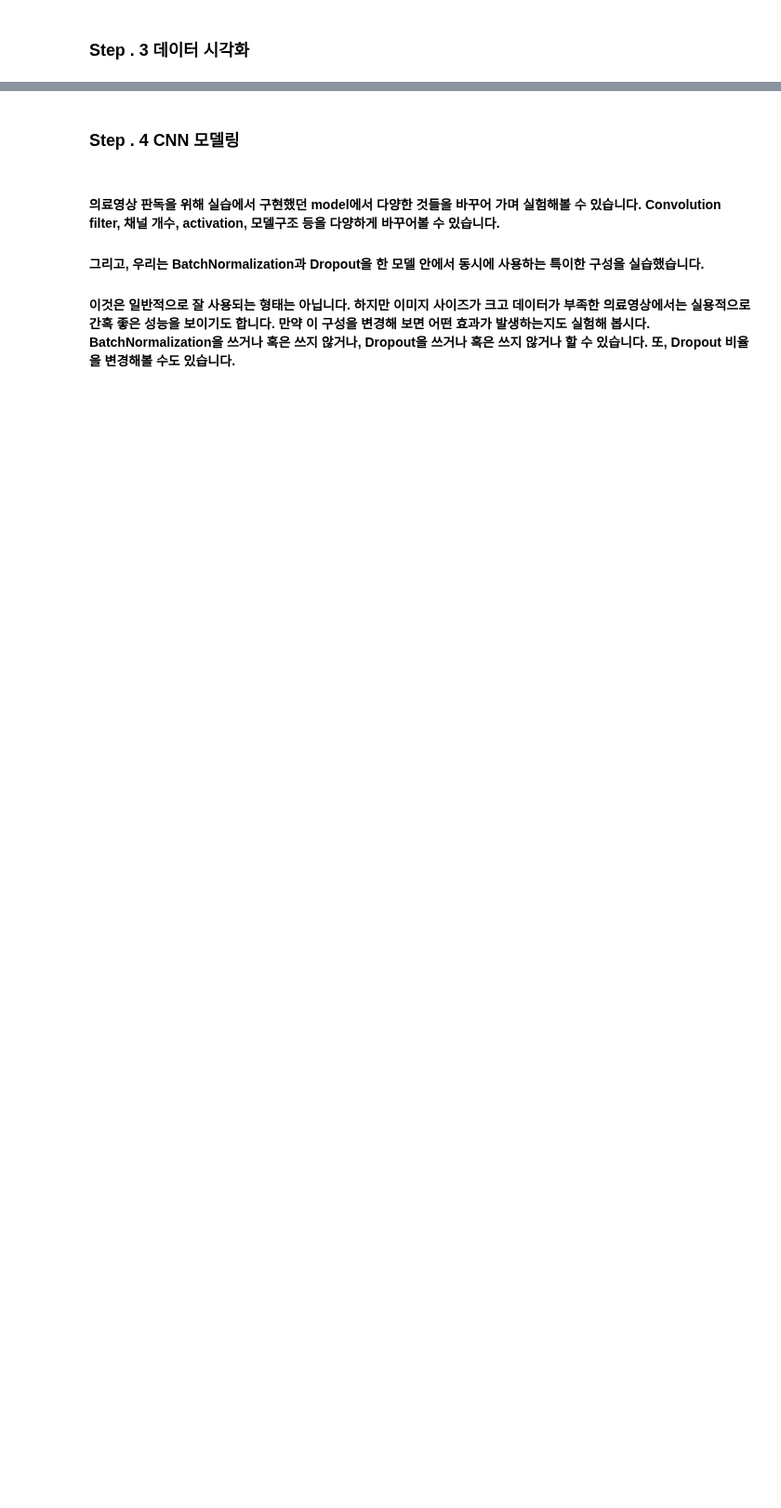
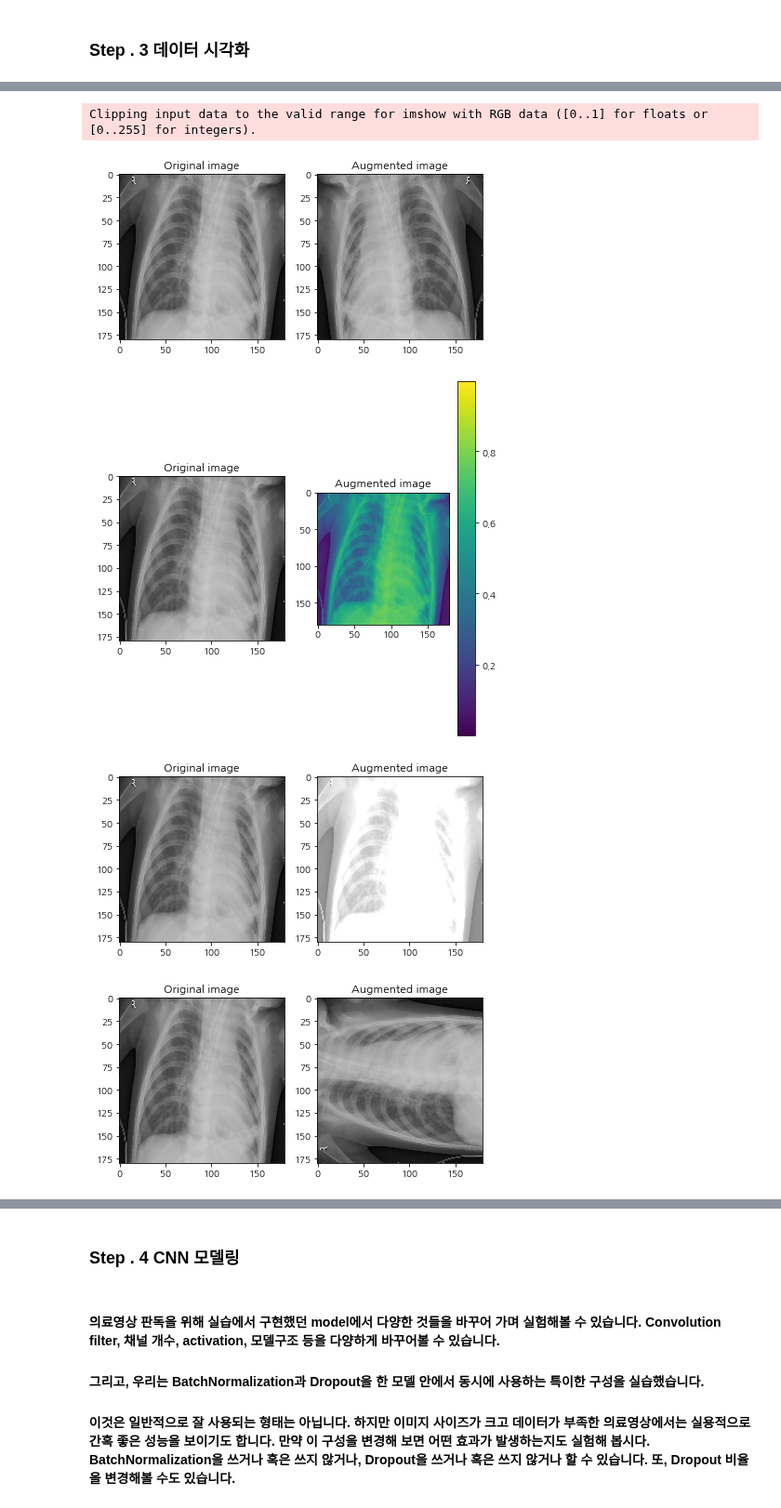
Before and after one commit to zoohoney/workplace, a Jupyter notebook: E-14]Pneumonia-Diagnosticsystem.ipynb, the cells around one changed output, grey strips where cells are left out. Shown at 93% size. Cells and saved outputs as stored; diff of their text form; code cells hidden in the pictures; blank space fills up the shorter version.

```diff
--- a/E-14]Pneumonia-Diagnosticsystem.ipynb
+++ b/E-14]Pneumonia-Diagnosticsystem.ipynb
@@ -209,0 +205,33 @@ show_batch(image_batch.numpy(), label_batch.numpy())
+# %%
+def visualize(original, augmented):
+    plt.figure(figsize=(7,7))
+    #fig = plt.figure()
+    plt.subplot(1,2,1)
+    plt.title('Original image')
+    plt.imshow(original)
+
+    plt.subplot(1,2,2)
+    plt.title('Augmented image')
+    plt.imshow(augmented)
+
+flipped = tf.image.flip_left_right(image)
+visualize(image, flipped)
+
+grayscaled = tf.image.rgb_to_grayscale(image)
+visualize(image, tf.squeeze(grayscaled))
+plt.colorbar()
+
+bright = tf.image.adjust_brightness(image, 0.5)
+visualize(image, bright)
+
+rotated = tf.image.rot90(image)
+visualize(image, rotated)
+
+cropped = tf.image.central_crop(image, central_fraction=0.5)
+visualize(image,cropped)
+# %% [output]
+Clipping input data to the valid range for imshow with RGB data ([0..1] for floats or [0..255] for integers).
+[figure, added]
+[figure, added]
+[figure, added]
+[figure, added]
```
Also changed, not shown: parts of 48 cells of this notebook.
